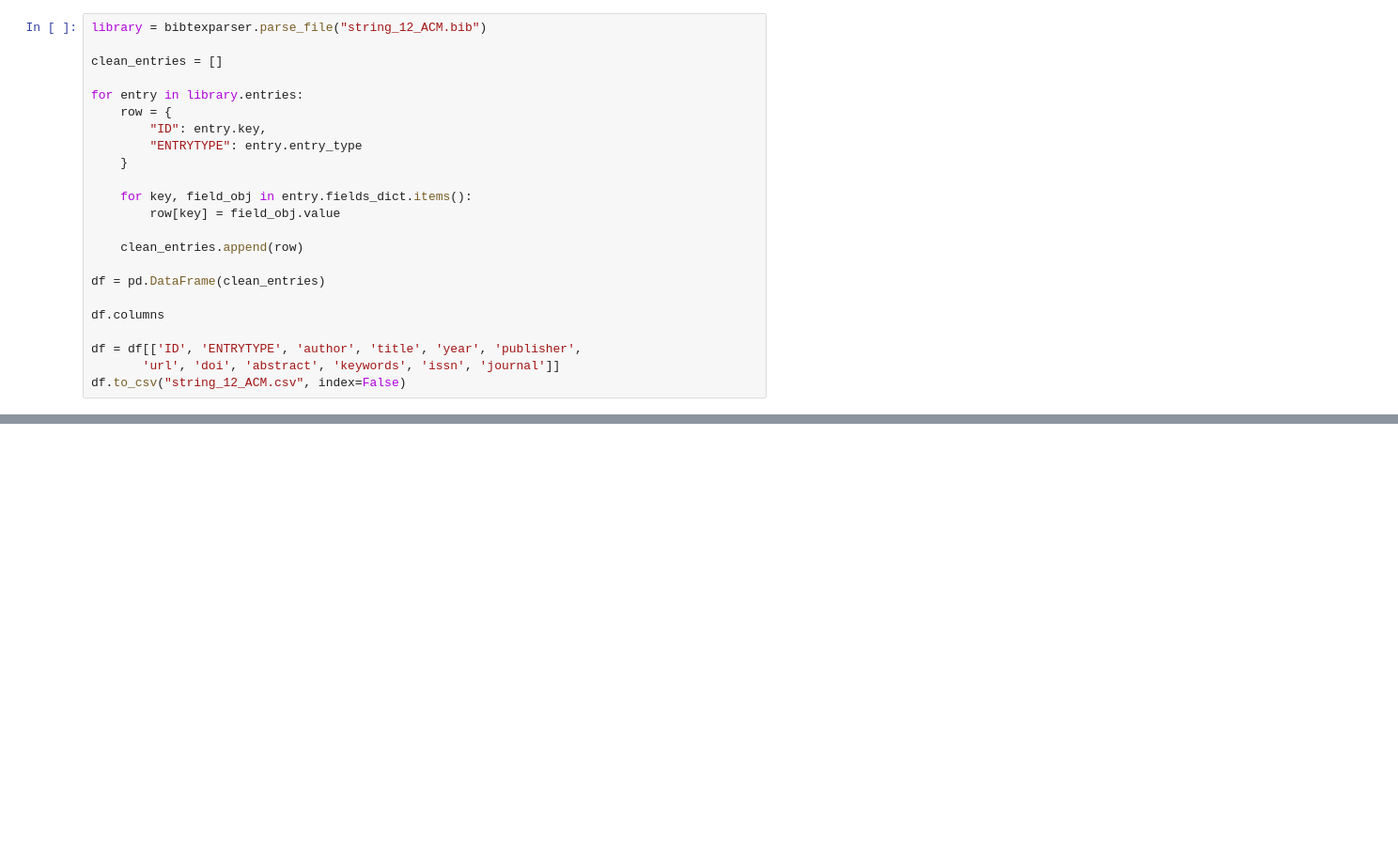
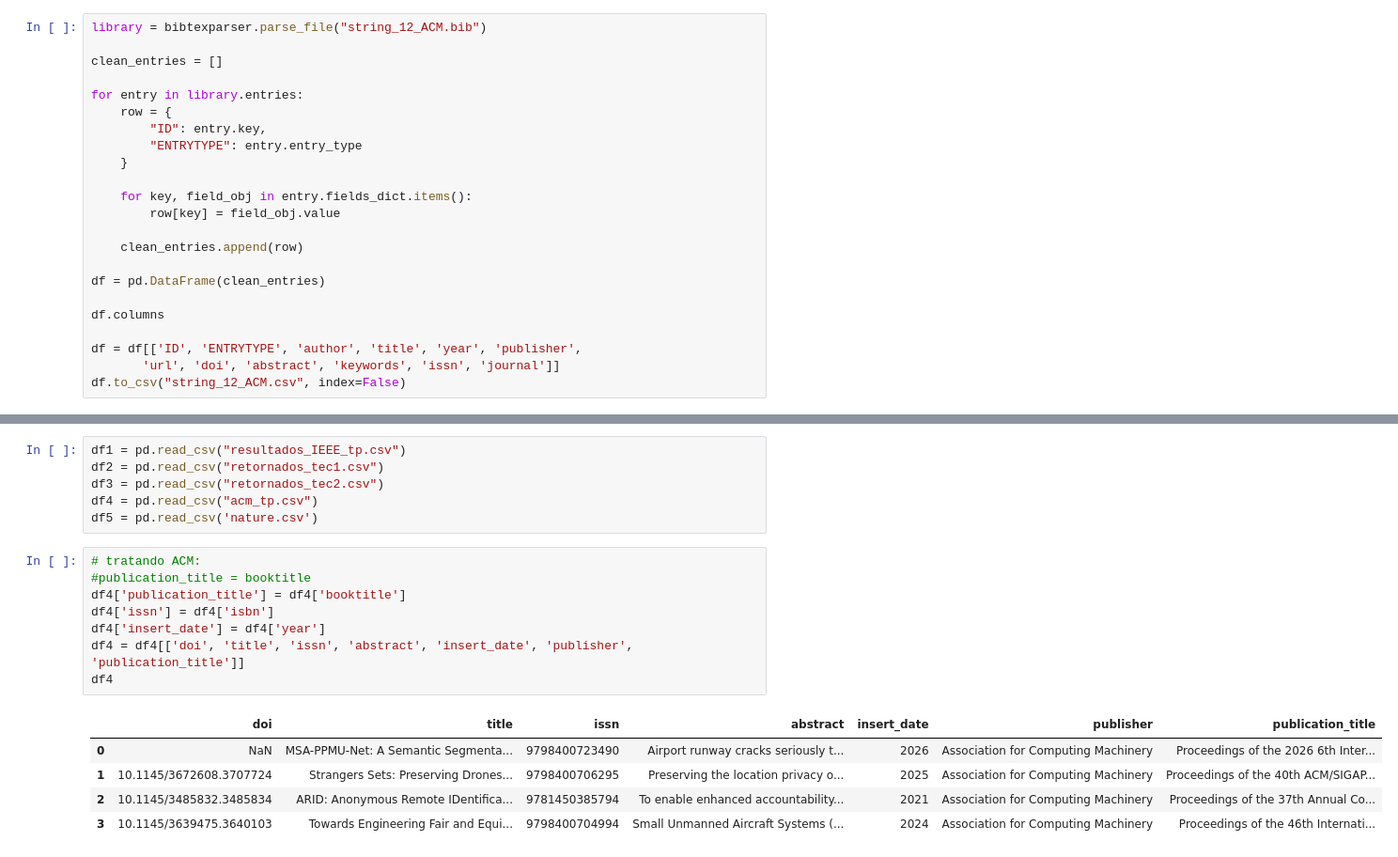
Before and after one commit to JBradachi/context-of-drones, a Jupyter notebook: literature_review.ipynb, the cells around one changed output, grey strips where cells are left out. Shown at 94% size. Saved outputs shown, nothing was run; the diff lists cells and outputs as text; blank space fills up the shorter version.

```diff
--- a/literature_review.ipynb
+++ b/literature_review.ipynb
@@ -178,0 +203,20 @@ df.to_csv("string_12_ACM.csv", index=False)
+# %%
+df1 = pd.read_csv("resultados_IEEE_tp.csv")
+df2 = pd.read_csv("retornados_tec1.csv")
+df3 = pd.read_csv("retornados_tec2.csv")
+df4 = pd.read_csv("acm_tp.csv")
+df5 = pd.read_csv('nature.csv')
+# %%
+# tratando ACM:
+#publication_title = booktitle
+df4['publication_title'] = df4['booktitle']
+df4['issn'] = df4['isbn']
+df4['insert_date'] = df4['year']
+df4 = df4[['doi', 'title', 'issn', 'abstract', 'insert_date', 'publisher', 'publication_title']]
+df4
+# %% [output]
+|  | doi | title | issn | abstract | insert_date | publisher | publication_title |
+| 0 | NaN | MSA-PPMU-Net: A Semantic Segmenta... | 9798400723490 | Airport runway cracks seriously t... | 2026 | Association for Computing Machinery | Proceedings of the 2026 6th Inter... |
+| 1 | 10.1145/3672608.3707724 | Strangers Sets: Preserving Drones... | 9798400706295 | Preserving the location privacy o... | 2025 | Association for Computing Machinery | Proceedings of the 40th ACM/SIGAP... |
+| 2 | 10.1145/3485832.3485834 | ARID: Anonymous Remote IDentifica... | 9781450385794 | To enable enhanced accountability... | 2021 | Association for Computing Machinery | Proceedings of the 37th Annual Co... |
+| 3 | 10.1145/3639475.3640103 | Towards Engineering Fair and Equi... | 9798400704994 | Small Unmanned Aircraft Systems (... | 2024 | Association for Computing Machinery | Proceedings of the 46th Internati... |
```
Also changed, not shown: parts of 17 cells of this notebook, 21 other files.
